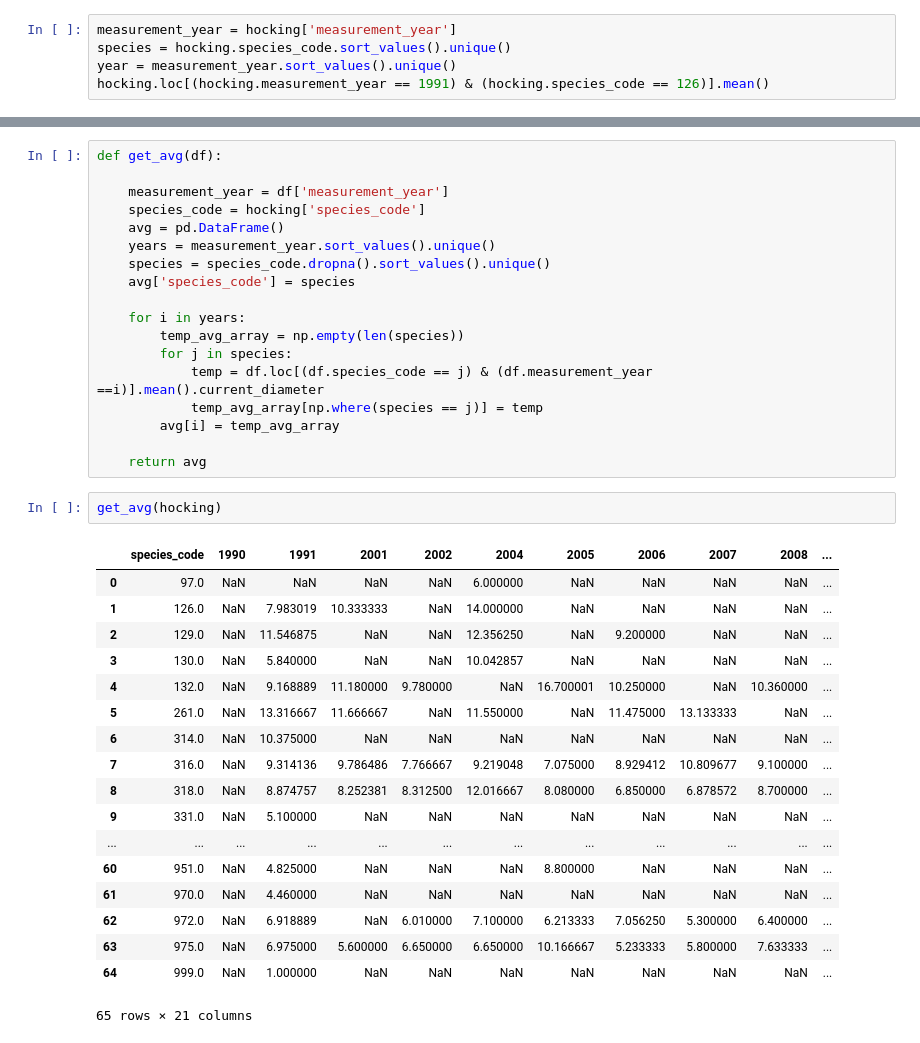
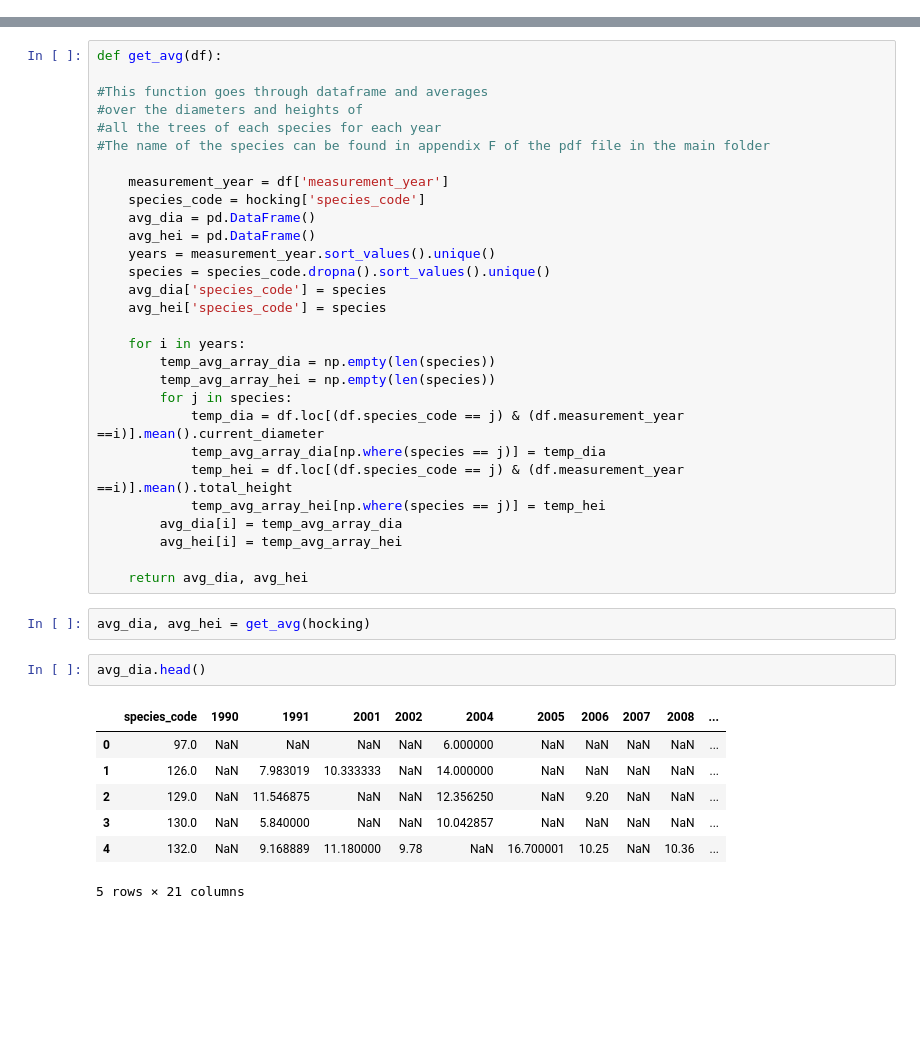
Before and after one commit to dheligman/climate, a Jupyter notebook: Untitled1.ipynb, the cells around one changed output, grey strips where cells are left out. Saved outputs shown, nothing was run; the diff lists cells and outputs as text; blank space fills up the shorter version.

```diff
--- a/Untitled1.ipynb
+++ b/Untitled1.ipynb
@@ -37,5 +41,0 @@ hocking.groupby('species_code').count()
-# %%
-measurement_year = hocking['measurement_year']
-species = hocking.species_code.sort_values().unique()
-year = measurement_year.sort_values().unique()
-hocking.loc[(hocking.measurement_year == 1991) & (hocking.species_code == 126)].mean()
@@ -63,39 +42,41 @@ array([ 97., 126., 129., 130., 132., 261., 314., 316., 318., 331., 332.,
 # %%
 def get_avg(df):
 
+#This function goes through dataframe and averages
+#over the diameters and heights of
+#all the trees of each species for each year
+#The name of the species can be found in appendix F of the pdf file in the main folder
+
     measurement_year = df['measurement_year']
     species_code = hocking['species_code']
-    avg = pd.DataFrame()
+    avg_dia = pd.DataFrame()
+    avg_hei = pd.DataFrame()
     years = measurement_year.sort_values().unique()
     species = species_code.dropna().sort_values().unique()
-    avg['species_code'] = species
+    avg_dia['species_code'] = species
+    avg_hei['species_code'] = species
 
     for i in years:
-        temp_avg_array = np.empty(len(species))
+        temp_avg_array_dia = np.empty(len(species))
+        temp_avg_array_hei = np.empty(len(species))
         for j in species:
-            temp = df.loc[(df.species_code == j) & (df.measurement_year ==i)].mean().current_diameter
-            temp_avg_array[np.where(species == j)] = temp
-        avg[i] = temp_avg_array
+            temp_dia = df.loc[(df.species_code == j) & (df.measurement_year ==i)].mean().current_diameter
+            temp_avg_array_dia[np.where(species == j)] = temp_dia
+            temp_hei = df.loc[(df.species_code == j) & (df.measurement_year ==i)].mean().total_height
+            temp_avg_array_hei[np.where(species == j)] = temp_hei
+        avg_dia[i] = temp_avg_array_dia
+        avg_hei[i] = temp_avg_array_hei
 
-    return avg
+    return avg_dia, avg_hei
-# %%
-get_avg(hocking)
-# %% [output]
-|  | species_code | 1990 | 1991 | 2001 | 2002 | 2004 | 2005 | 2006 | 2007 | 2008 | ... |
-| 0 | 97.0 | NaN | NaN | NaN | NaN | 6.000000 | NaN | NaN | NaN | NaN | ... |
-| 1 | 126.0 | NaN | 7.983019 | 10.333333 | NaN | 14.000000 | NaN | NaN | NaN | NaN | ... |
-| 2 | 129.0 | NaN | 11.546875 | NaN | NaN | 12.356250 | NaN | 9.200000 | NaN | NaN | ... |
-| 3 | 130.0 | NaN | 5.840000 | NaN | NaN | 10.042857 | NaN | NaN | NaN | NaN | ... |
-| 4 | 132.0 | NaN | 9.168889 | 11.180000 | 9.780000 | NaN | 16.700001 | 10.250000 | NaN | 10.360000 | ... |
-| 5 | 261.0 | NaN | 13.316667 | 11.666667 | NaN | 11.550000 | NaN | 11.475000 | 13.133333 | NaN | ... |
-| 6 | 314.0 | NaN | 10.375000 | NaN | NaN | NaN | NaN | NaN | NaN | NaN | ... |
-| 7 | 316.0 | NaN | 9.314136 | 9.786486 | 7.766667 | 9.219048 | 7.075000 | 8.929412 | 10.809677 | 9.100000 | ... |
-| 8 | 318.0 | NaN | 8.874757 | 8.252381 | 8.312500 | 12.016667 | 8.080000 | 6.850000 | 6.878572 | 8.700000 | ... |
-| 9 | 331.0 | NaN | 5.100000 | NaN | NaN | NaN | NaN | NaN | NaN | NaN | ... |
-| ... | ... | ... | ... | ... | ... | ... | ... | ... | ... | ... | ... |
-| 60 | 951.0 | NaN | 4.825000 | NaN | NaN | NaN | 8.800000 | NaN | NaN | NaN | ... |
-| 61 | 970.0 | NaN | 4.460000 | NaN | NaN | NaN | NaN | NaN | NaN | NaN | ... |
-| 62 | 972.0 | NaN | 6.918889 | NaN | 6.010000 | 7.100000 | 6.213333 | 7.056250 | 5.300000 | 6.400000 | ... |
-| 63 | 975.0 | NaN | 6.975000 | 5.600000 | 6.650000 | 6.650000 | 10.166667 | 5.233333 | 5.800000 | 7.633333 | ... |
-| 64 | 999.0 | NaN | 1.000000 | NaN | NaN | NaN | NaN | NaN | NaN | NaN | ... |
-65 rows × 21 columns
+# %%
+avg_dia, avg_hei = get_avg(hocking)
+# %%
+avg_dia.head()
+# %% [output]
+|  | species_code | 1990 | 1991 | 2001 | 2002 | 2004 | 2005 | 2006 | 2007 | 2008 | ... |
+| 0 | 97.0 | NaN | NaN | NaN | NaN | 6.000000 | NaN | NaN | NaN | NaN | ... |
+| 1 | 126.0 | NaN | 7.983019 | 10.333333 | NaN | 14.000000 | NaN | NaN | NaN | NaN | ... |
+| 2 | 129.0 | NaN | 11.546875 | NaN | NaN | 12.356250 | NaN | 9.20 | NaN | NaN | ... |
+| 3 | 130.0 | NaN | 5.840000 | NaN | NaN | 10.042857 | NaN | NaN | NaN | NaN | ... |
+| 4 | 132.0 | NaN | 9.168889 | 11.180000 | 9.78 | NaN | 16.700001 | 10.25 | NaN | 10.36 | ... |
+5 rows × 21 columns
```
Also changed, not shown: parts of 7 cells of this notebook.
